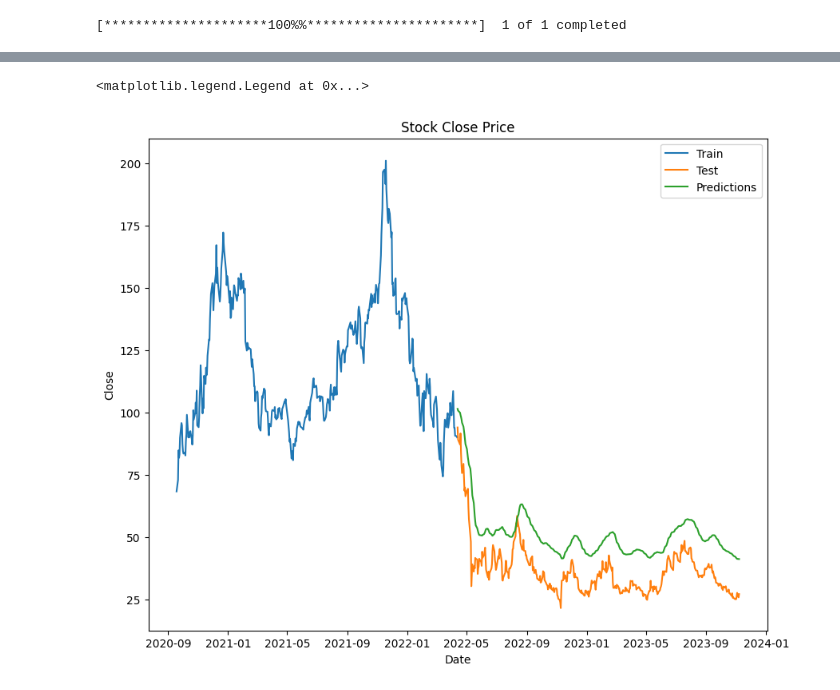
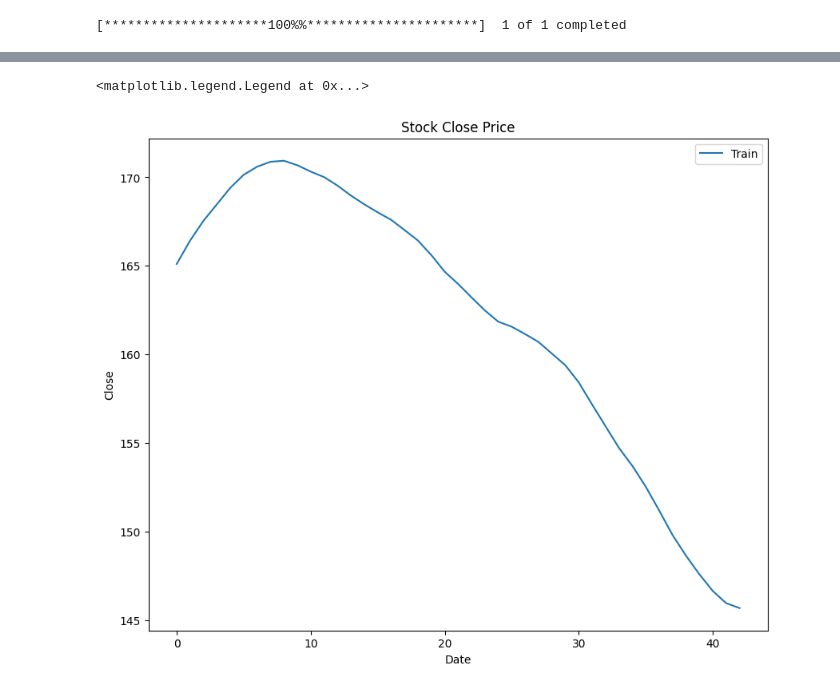
Before and after one commit to ydclzby/zms_ML_project, a Jupyter notebook: src/rnn/rnn.ipynb, the cells around one changed output, grey strips where cells are left out. Cells and saved outputs as stored; diff of their text form; code cells hidden in the pictures.

Commit message:
feat: add prediction

```diff
--- a/src/rnn/rnn.ipynb
+++ b/src/rnn/rnn.ipynb
@@ -25,7 +25,7 @@ warnings.filterwarnings("ignore")
 
 # stock_data['trade_date'] = pd.to_datetime(stock_data['trade_date'])
 
-stock_data = yf.download('U', start='2020-01-01')
+stock_data = yf.download('AAPL', start='2020-01-01', end='2021-12-31')
 
 stock_data['date'] = stock_data.index
 stock_data['date'] = pd.to_datetime(stock_data['date'])
@@ -46,7 +46,8 @@ plt.show()
 # %%
 close_data = stock_data.filter(['Close'])
 dataset = close_data.values
-training = int(np.ceil(len(dataset) * .5))
+training = int(np.ceil(len(dataset) * .8))
 print(dataset)
 print(training)
+type(dataset)
 # %% [output]
@@ -166,0 +175,21 @@ RMSE 14.958991513636745
+# %%
+pred_data = yf.download('AAPL', start='2022-01-01', end='2022-06-01')
+pred_data['date'] = pred_data.index
+pred_data['date'] = pd.to_datetime(pred_data['date'])
+pred_close_data = pred_data.filter(['Close'])
+pred_dataset = pred_close_data.values
+
+scaler_pred = MinMaxScaler(feature_range=(0,1))
+pred_scaled_data = scaler_pred.fit_transform(pred_dataset)
+x_pred = []
+for i in range(60, len(pred_scaled_data)):
+    x_pred.append(pred_scaled_data[i-60:i, 0])
+
+x_pred = np.array(x_pred)
+x_pred = np.reshape(x_pred, (x_pred.shape[0], x_pred.shape[1],1))
+
+pred = model.predict(x_pred)
+pred = scaler_pred.inverse_transform(pred)
+
+
+type(pred)
@@ -167,15 +200,16 @@ RMSE 14.958991513636745
 # %%
 train = stock_data[:training]
 test = stock_data[training:]
 test['Predictions'] = predictions
 
 plt.figure(figsize=(10, 8))
-plt.plot(train['date'], train['Close'])
-plt.plot(test['date'], test[['Close', 'Predictions']])
+#plt.plot(train['date'], train['Close'])
+#plt.plot(test['date'], test[['Close', 'Predictions']])
+plt.plot(range(0,len(pred)), pred)
 plt.title('Stock Close Price')
 plt.xlabel('Date')
 plt.ylabel("Close")
 plt.legend(['Train', 'Test', 'Predictions'])
 # %% [output]
 <matplotlib.legend.Legend at 0x...>
-[figure, old version]
+[figure, new version]
```
Also changed, not shown: parts of 7 cells of this notebook.
